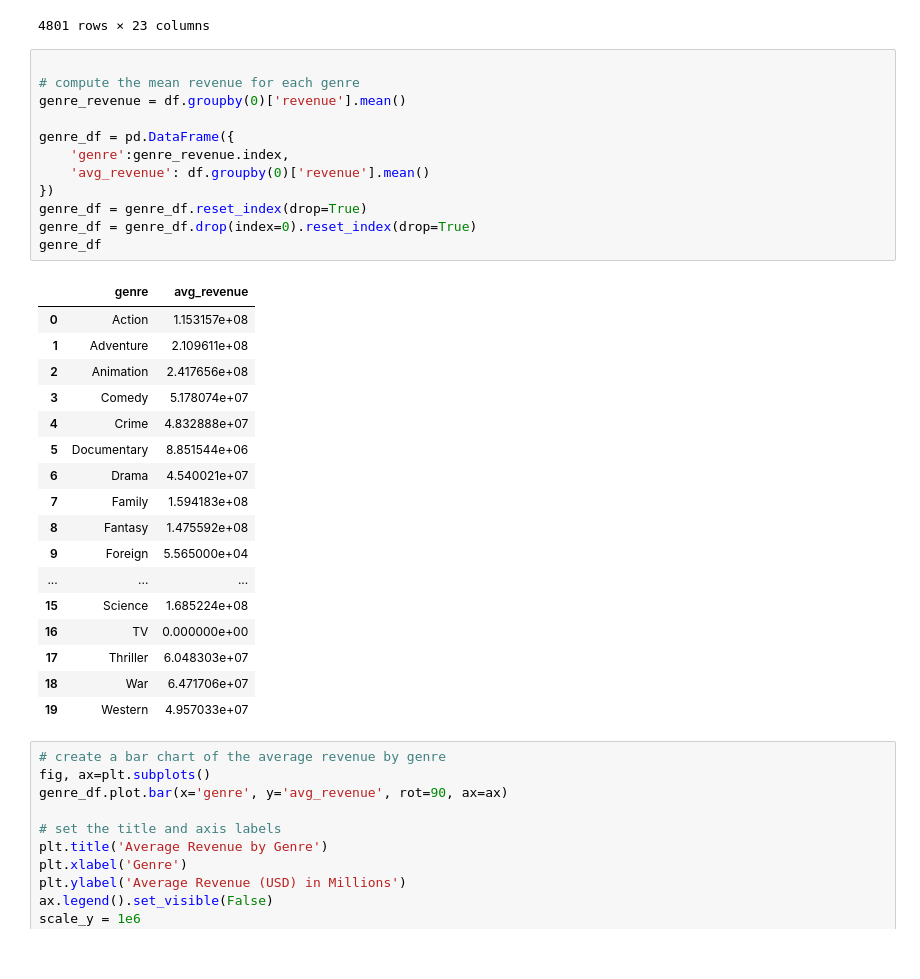
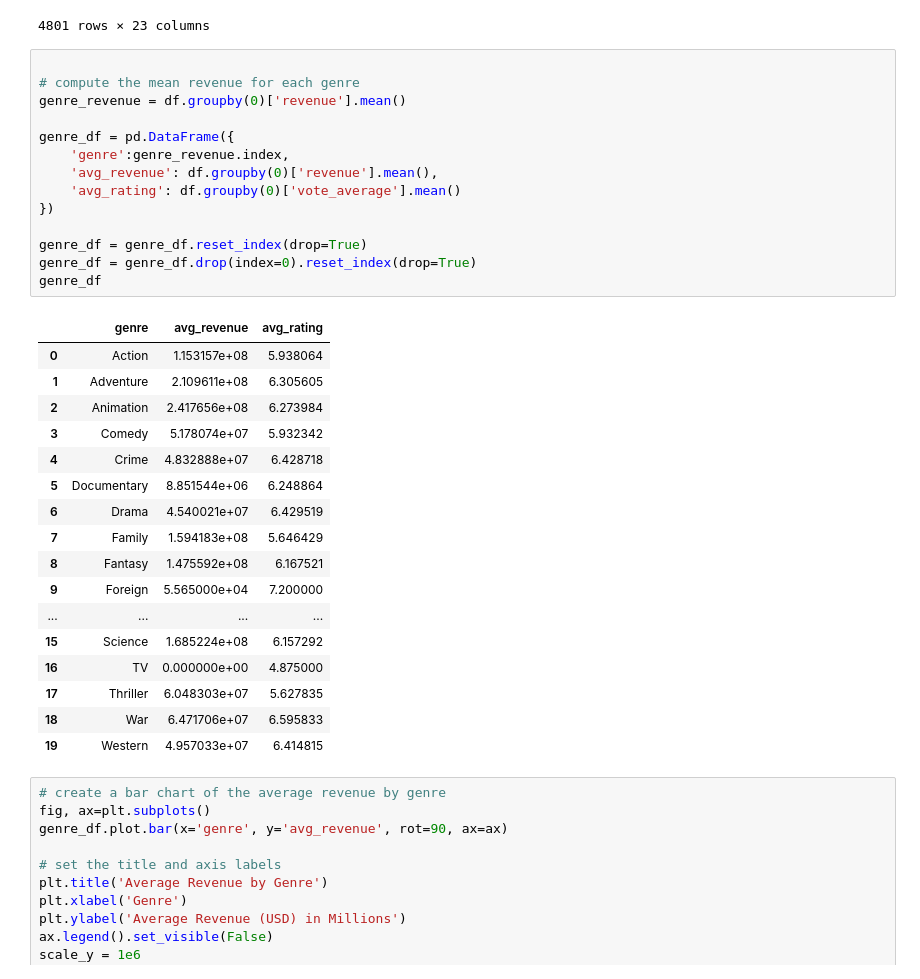
Before and after one commit to amudd10/Coming-to-A-Theater-Near-You, a Jupyter notebook: movies_data.ipynb, the cells around one changed output. Cells and saved outputs as stored; diff of their text form.

```diff
--- a/movies_data.ipynb
+++ b/movies_data.ipynb
@@ -39,33 +39,35 @@ df
 # %%
 
 # compute the mean revenue for each genre
 genre_revenue = df.groupby(0)['revenue'].mean()
 
 genre_df = pd.DataFrame({
     'genre':genre_revenue.index,
-    'avg_revenue': df.groupby(0)['revenue'].mean()
+    'avg_revenue': df.groupby(0)['revenue'].mean(),
+    'avg_rating': df.groupby(0)['vote_average'].mean()
 })
+
 genre_df = genre_df.reset_index(drop=True)
 genre_df = genre_df.drop(index=0).reset_index(drop=True)
 genre_df
 # %% [output]
-|  | genre | avg_revenue |
-| 0 | Action | 1.153157e+08 |
-| 1 | Adventure | 2.109611e+08 |
-| 2 | Animation | 2.417656e+08 |
-| 3 | Comedy | 5.178074e+07 |
-| 4 | Crime | 4.832888e+07 |
-| 5 | Documentary | 8.851544e+06 |
-| 6 | Drama | 4.540021e+07 |
-| 7 | Family | 1.594183e+08 |
-| 8 | Fantasy | 1.475592e+08 |
-| 9 | Foreign | 5.565000e+04 |
-| ... | ... | ... |
-| 15 | Science | 1.685224e+08 |
-| 16 | TV | 0.000000e+00 |
-| 17 | Thriller | 6.048303e+07 |
-| 18 | War | 6.471706e+07 |
-| 19 | Western | 4.957033e+07 |
+|  | genre | avg_revenue | avg_rating |
+| 0 | Action | 1.153157e+08 | 5.938064 |
+| 1 | Adventure | 2.109611e+08 | 6.305605 |
+| 2 | Animation | 2.417656e+08 | 6.273984 |
+| 3 | Comedy | 5.178074e+07 | 5.932342 |
+| 4 | Crime | 4.832888e+07 | 6.428718 |
+| 5 | Documentary | 8.851544e+06 | 6.248864 |
+| 6 | Drama | 4.540021e+07 | 6.429519 |
+| 7 | Family | 1.594183e+08 | 5.646429 |
+| 8 | Fantasy | 1.475592e+08 | 6.167521 |
+| 9 | Foreign | 5.565000e+04 | 7.200000 |
+| ... | ... | ... | ... |
+| 15 | Science | 1.685224e+08 | 6.157292 |
+| 16 | TV | 0.000000e+00 | 4.875000 |
+| 17 | Thriller | 6.048303e+07 | 5.627835 |
+| 18 | War | 6.471706e+07 | 6.595833 |
+| 19 | Western | 4.957033e+07 | 6.414815 |
 # %%
 # create a bar chart of the average revenue by genre
 fig, ax=plt.subplots()
```
Also changed, not shown: parts of 1 cell of this notebook, 1 other file.
